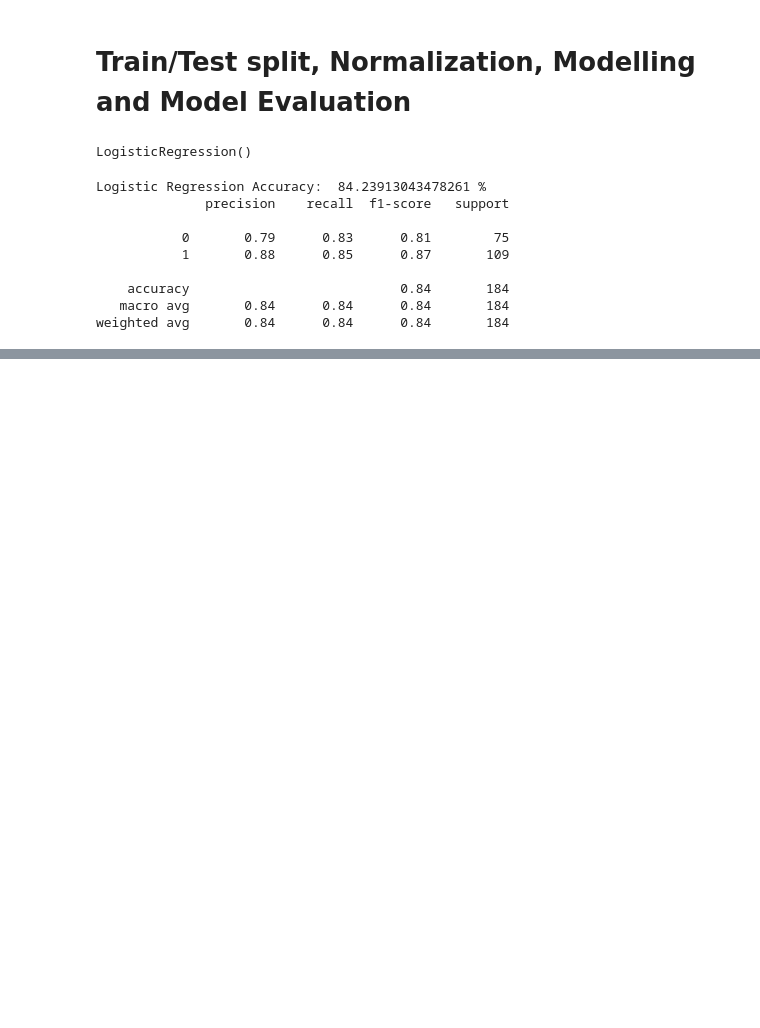
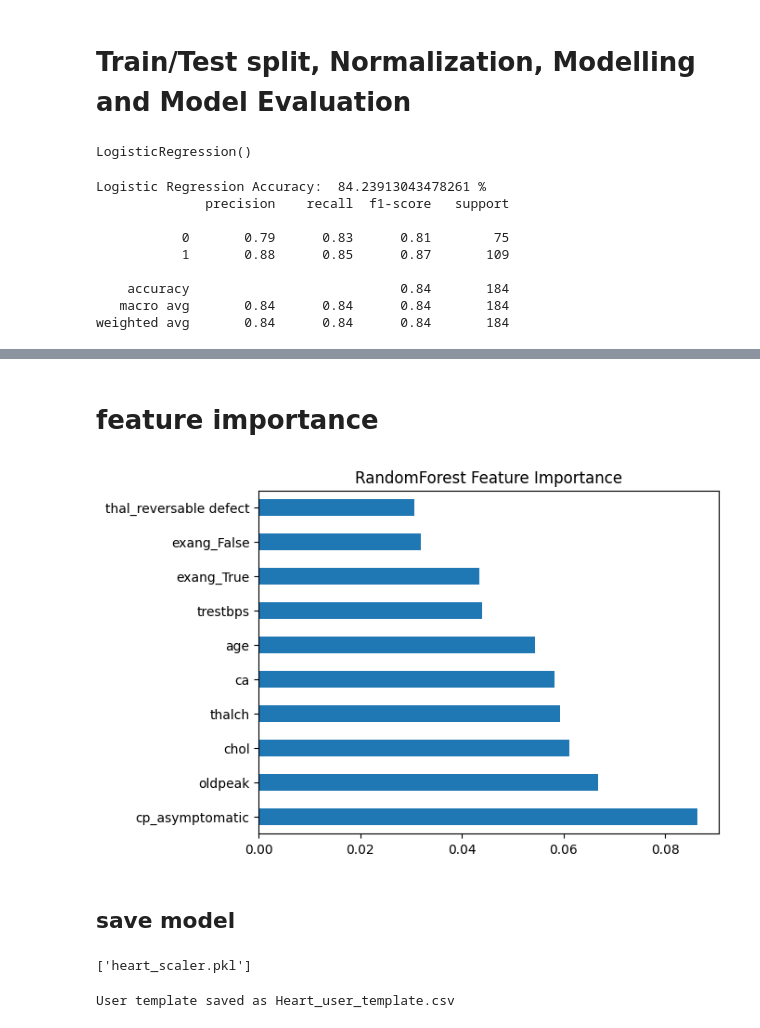
Before and after one commit to rnrahate/Disease-Prediction-Model, a Jupyter notebook: main.ipynb, the cells around one changed output, grey strips where cells are left out. Saved outputs shown, nothing was run; the diff lists cells and outputs as text; code cells hidden in the pictures; blank space fills up the shorter version.

```diff
--- a/main.ipynb
+++ b/main.ipynb
@@ -168,0 +189,23 @@ weighted avg       0.84      0.84      0.84       184
+# %% [markdown]
+# feature importance
+# %%
+feat_imp = pd.Series(rf_model.feature_importances_, index=X.columns).drop('id') #drop id column since it has no importance/prediction power in disease prediction. It could mislead the model and rf can assign importance to it due to uniqueness rather than a real corr.
+feat_imp.nlargest(10).plot(kind='barh')
+plt.title('RandomForest Feature Importance')
+plt.show()
+# %% [output]
+[figure, added]
+# %% [markdown]
+## save model
+# %%
+import joblib as jl
+jl.dump(rf_model,'heart_rf_model.pkl')
+jl.dump(scaler, 'heart_scaler.pkl')
+# %% [output]
+['heart_scaler.pkl']
+# %%
+sample = X.head(20)
+sample.to_csv("heart-disease/Heart_user_template.csv", index=False)
+print(f"User template saved as Heart_user_template.csv")
+# %% [output]
+User template saved as Heart_user_template.csv
```
Also changed, not shown: parts of 5 cells of this notebook, 4 other files.
